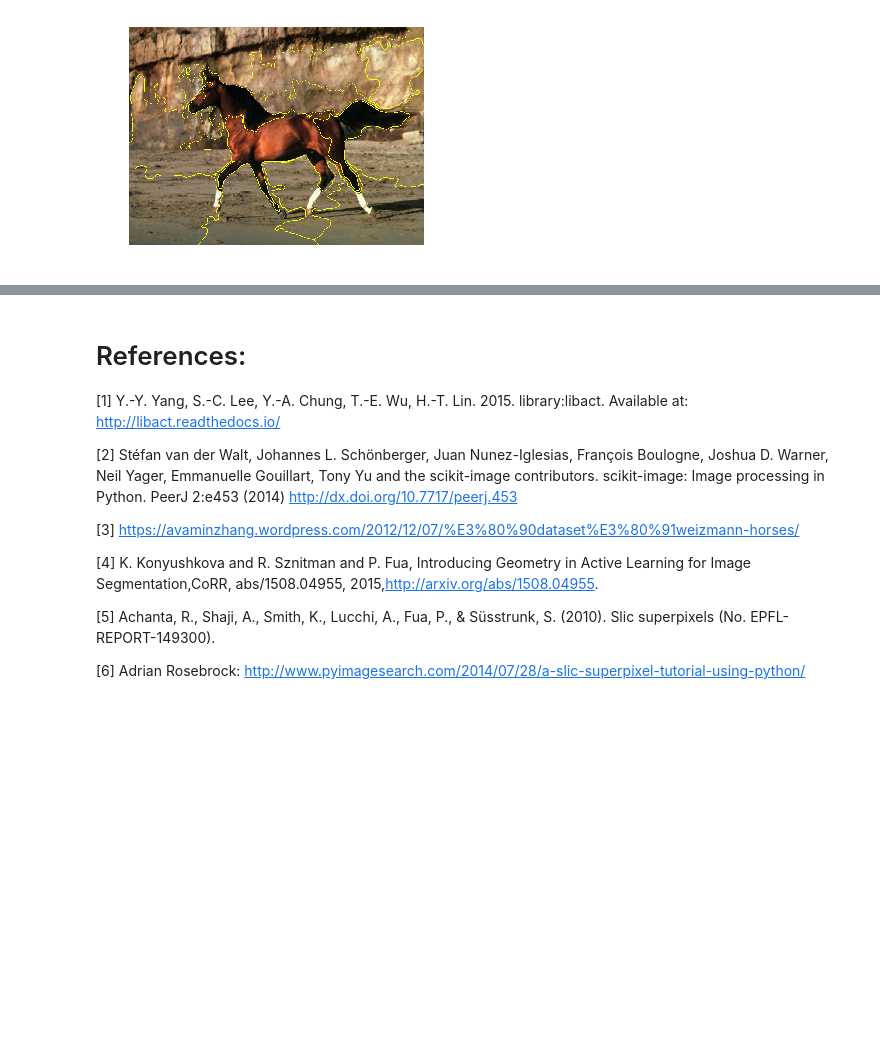
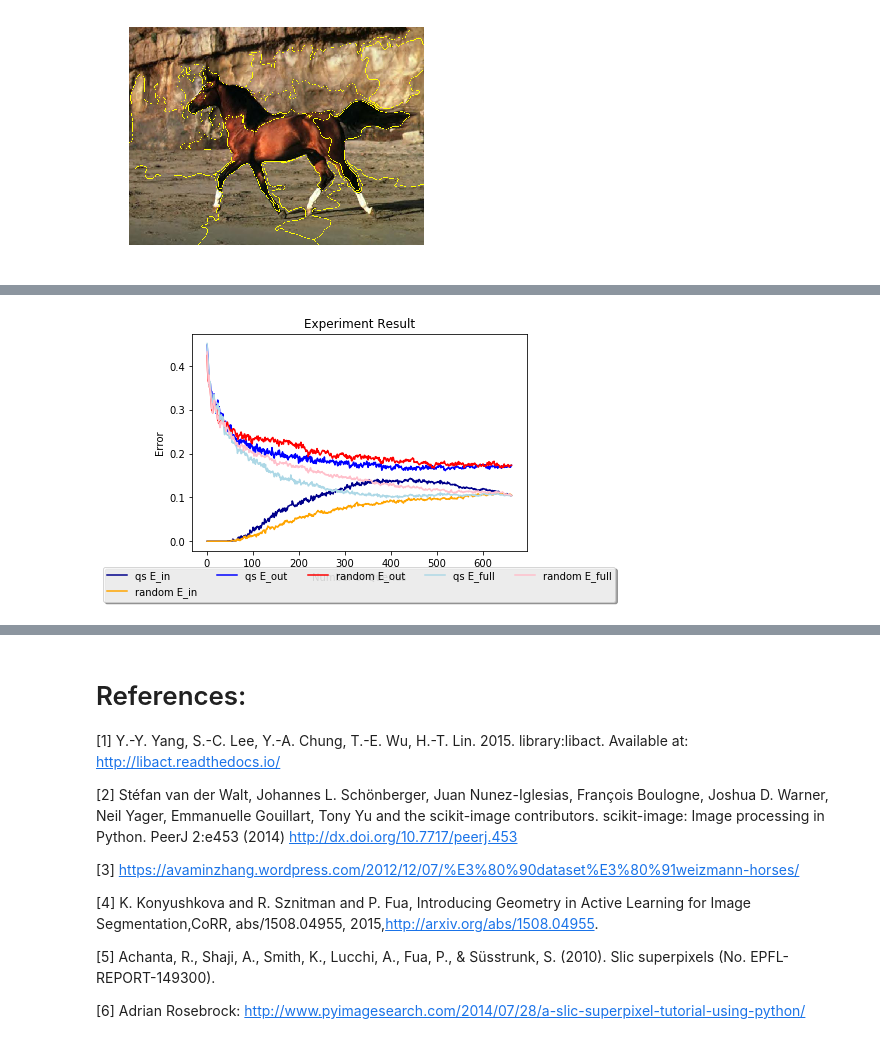
Before and after one commit to piperod/Activelearning-Slic, a Jupyter notebook: ActiveLearning-SuperPixels.ipynb, the cells around one changed output, grey strips where cells are left out. Cells and saved outputs as stored; diff of their text form; code cells hidden in the pictures; blank space fills up the shorter version.

```diff
--- a/ActiveLearning-SuperPixels.ipynb
+++ b/ActiveLearning-SuperPixels.ipynb
@@ -274,0 +345,10 @@ active_learning(data,labels,test_size,n_labeled)
+# %%
+#  #iterations defined by the user to achieve more smooth curves
+iterations =20
+test_size = 0.25 # the percentage of samples in the dataset that will be                  # randomly selected and assigned to the test set
+n_labeled = 2 # number of samples that are initially labeled
+panel=AL(data,labels,test_size,n_labeled,iterations)
+master_panel=panel.mean(axis=0)
+plotting(master_panel.transpose())
+# %% [output]
+[figure, added]
```
Also changed, not shown: parts of 26 cells of this notebook, 2 other files.
